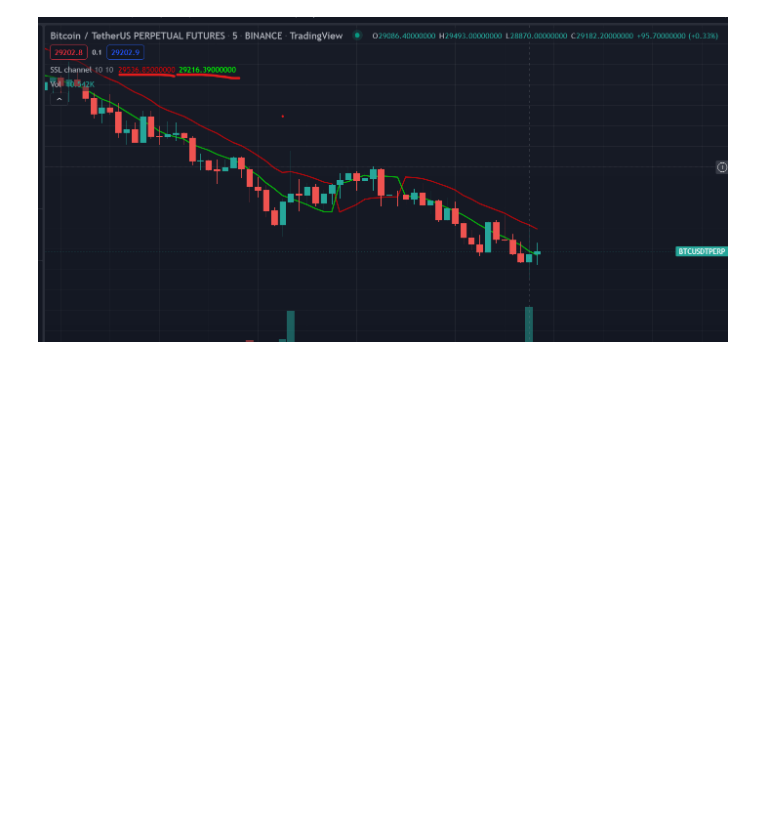
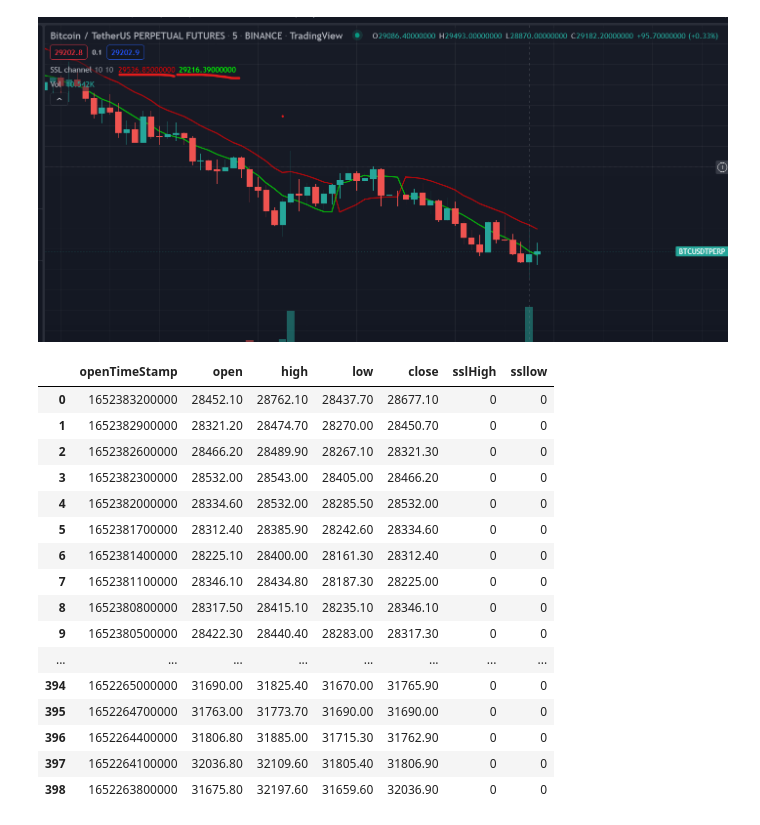
Before and after one commit to abhijitgawai/trading-bot, a Jupyter notebook: Trading_bot.ipynb, the cells around one changed output. Saved outputs shown, nothing was run; the diff lists cells and outputs as text; code cells hidden in the pictures; blank space fills up the shorter version.

```diff
--- a/Trading_bot.ipynb
+++ b/Trading_bot.ipynb
@@ -202,6 +202,7 @@ from binance.lib.utils import check_required_parameters
 from binance.futures import Futures as Client
 import pandas as pd
 import time
+pd.set_option('display.max_rows', None)
 # %%
 continuous_klines_object = Client()
 
@@ -318,0 +325,33 @@ sum_high         sum_low
+# %%
+# Run this, it will update after every 1 minute, for this change "5m" to "1m" ^^^^^^ here above
+first_time_stamp = 0
+
+Raw_Data = pd.DataFrame(getRawData500(),columns=['openTimeStamp','open','high','low','close',0,1,2,3,4,5,6])
+Raw_Data_new = Raw_Data.drop([0,1,2,3,4,5,6], axis = 1)
+Raw_Data_new['sslHigh']=0
+Raw_Data_new['ssllow']=0
+for i in range(499):
+    sumhigh=0
+    sumlow=0
+    for j in range(10):
+        sumlow += Raw_Data_new['low']
+    sumlow=sumlow/10
+Raw_Data_new
+# %% [output]
+|  | openTimeStamp | open | high | low | close | sslHigh | ssllow |
+| 0 | 1652383200000 | 28452.10 | 28762.10 | 28437.70 | 28677.10 | 0 | 0 |
+| 1 | 1652382900000 | 28321.20 | 28474.70 | 28270.00 | 28450.70 | 0 | 0 |
+| 2 | 1652382600000 | 28466.20 | 28489.90 | 28267.10 | 28321.30 | 0 | 0 |
+| 3 | 1652382300000 | 28532.00 | 28543.00 | 28405.00 | 28466.20 | 0 | 0 |
+| 4 | 1652382000000 | 28334.60 | 28532.00 | 28285.50 | 28532.00 | 0 | 0 |
+| 5 | 1652381700000 | 28312.40 | 28385.90 | 28242.60 | 28334.60 | 0 | 0 |
+| 6 | 1652381400000 | 28225.10 | 28400.00 | 28161.30 | 28312.40 | 0 | 0 |
+| 7 | 1652381100000 | 28346.10 | 28434.80 | 28187.30 | 28225.00 | 0 | 0 |
+| 8 | 1652380800000 | 28317.50 | 28415.10 | 28235.10 | 28346.10 | 0 | 0 |
+| 9 | 1652380500000 | 28422.30 | 28440.40 | 28283.00 | 28317.30 | 0 | 0 |
+| ... | ... | ... | ... | ... | ... | ... | ... |
+| 394 | 1652265000000 | 31690.00 | 31825.40 | 31670.00 | 31765.90 | 0 | 0 |
+| 395 | 1652264700000 | 31763.00 | 31773.70 | 31690.00 | 31690.00 | 0 | 0 |
+| 396 | 1652264400000 | 31806.80 | 31885.00 | 31715.30 | 31762.90 | 0 | 0 |
+| 397 | 1652264100000 | 32036.80 | 32109.60 | 31805.40 | 31806.90 | 0 | 0 |
+| 398 | 1652263800000 | 31675.80 | 32197.60 | 31659.60 | 32036.90 | 0 | 0 |
```
Also changed, not shown: parts of 4 cells of this notebook.
